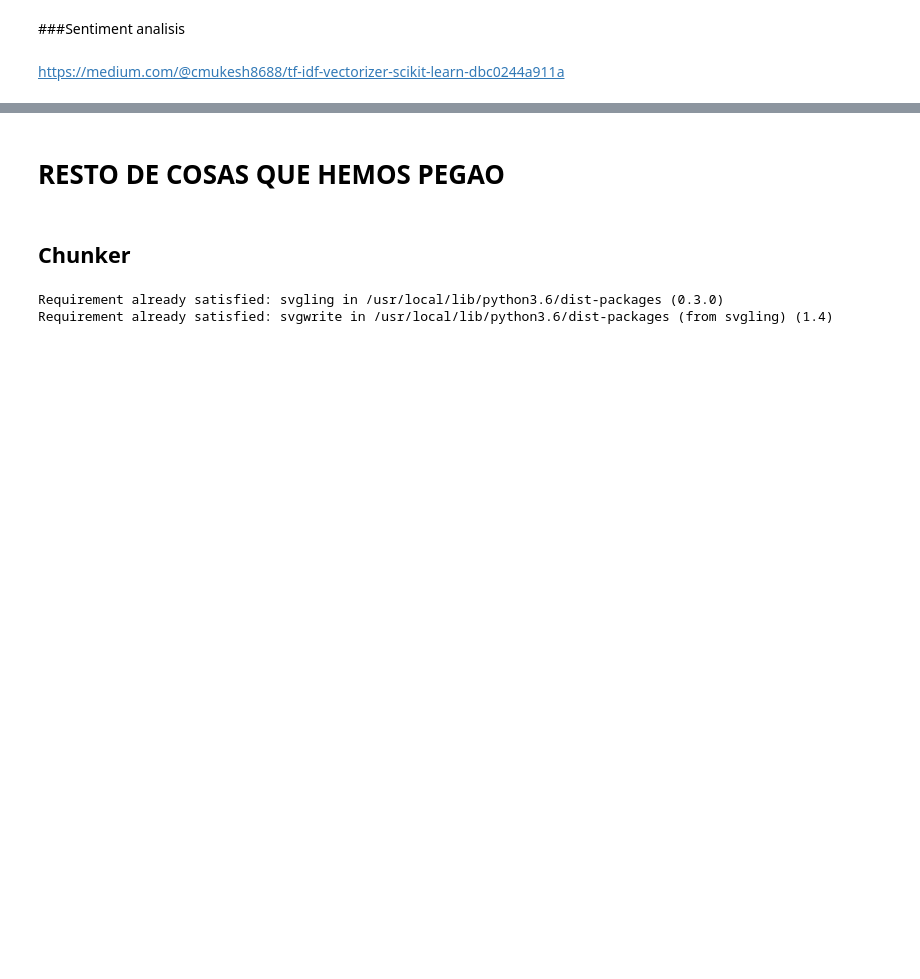
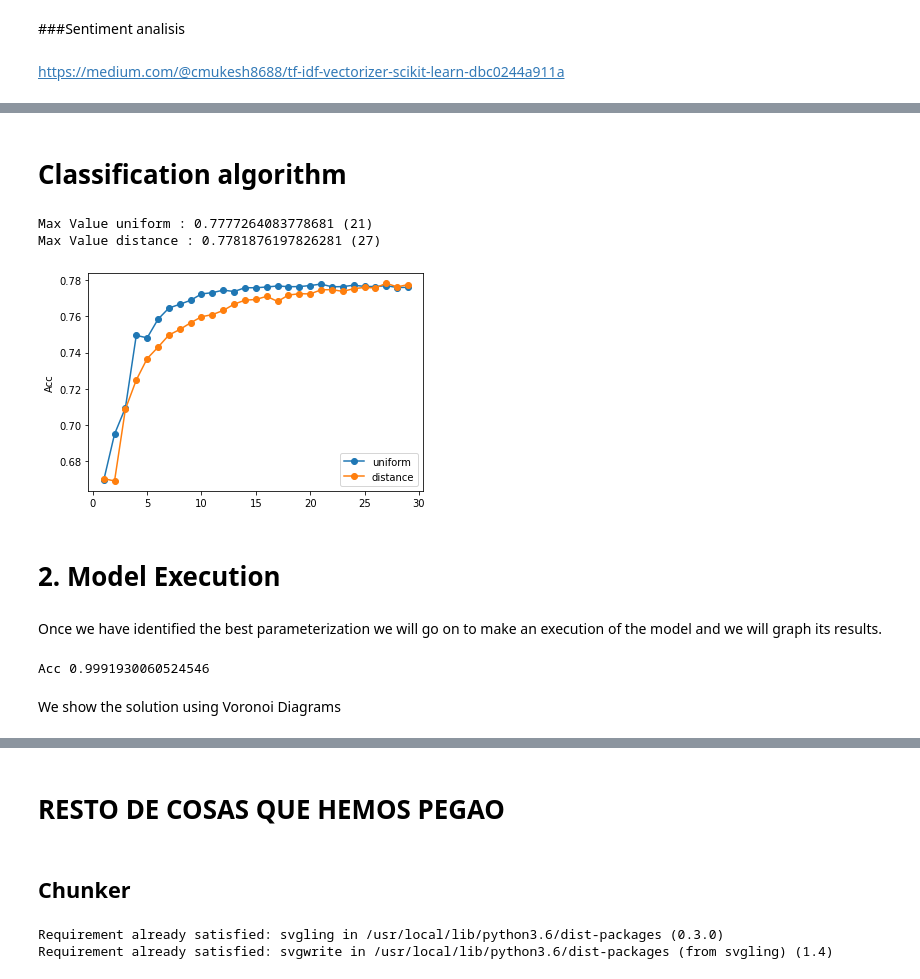
Before and after one commit to sergiobm3/ESI_MachineLearning, a Jupyter notebook: SSJ_Task2_Natural_Language_Processing.ipynb, the cells around one changed output, grey strips where cells are left out. Saved outputs shown, nothing was run; the diff lists cells and outputs as text; code cells hidden in the pictures; blank space fills up the shorter version.

```diff
--- a/SSJ_Task2_Natural_Language_Processing.ipynb
+++ b/SSJ_Task2_Natural_Language_Processing.ipynb
@@ -483,7 +456,13 @@ df_result['POS']
 # filter nouns
 nouns = []
 for tweet in df_result['POS']:
+  for word in tweet:
+    if word[1] == 'NN':
+      print("PALABRA SIN CORREGIR:" + word[0])
+      print("PALABRA CORREGIDA:" + correction(word[0]))
+      nouns.append(word[0])
     nouns.append([word[0] for word in tweet if word[1] == 'NN'])
+
 nouns
 # %% [markdown]
 ## TFIDF + N-grams + POS tagging + Other features
@@ -494,7 +473,7 @@ Para garantizar que estamos contando las palabras de los tweets sin preprocesar,
 # %%
 from nltk.tokenize import word_tokenize
 
-listNumberWords2 = []
+listNumberWords = []
 
 #df['tweet'][0]
 
@@ -506,6 +485,7 @@ for i in range(0,len(df['tweet'])):
   #print(num_words)
 
 df_result['number_of_words'] = listNumberWords
+df_result['number_of_words']
 # %%
 from nltk.tokenize import sent_tokenize, word_tokenize
 
@@ -562,7 +511,7 @@ hatredDF
 # %%
 values = []
 for x in range(0,len(df_result)):
-  sentence = df_result.iloc[x]['detokenization']
+  sentence = df_result.iloc[x]['tweets_detokenize_without_emoticon']
   n = 0
   value = 0
 
@@ -590,0 +609,65 @@ sentiment['neg'], sentiment['pos'], sentiment['neu'], sentiment['compound']
+# %% [markdown]
+# Classification algorithm
+# %%
+from sklearn.model_selection import train_test_split
+
+train, test = train_test_split(df_features[['number_of_words','Negative', 'Neutral','class']], test_size=0.3)
+train.reset_index(inplace = True)
+test.reset_index(inplace = True)
+# %%
+from sklearn import neighbors
+from sklearn.model_selection import KFold
+import matplotlib.pyplot as plt
+from sklearn.metrics import accuracy_score
+import numpy as np
+
+cv = KFold(n_splits = 5, shuffle = True) # shuffle = False si hay dimensión temporal
+
+for i, weights in enumerate(['uniform', 'distance']):
+   total_scores = []
+   for n_neighbors in range(1,30):
+       fold_accuracy = []
+       knn = neighbors.KNeighborsClassifier(n_neighbors, weights=weights)
+       for train_fold, test_fold in cv.split(train):
+          # División train test aleatoria
+          f_train = train.loc[train_fold]
+          f_test = train.loc[test_fold]
+          # entrenamiento y ejecución del modelo
+          knn.fit( X = f_train.drop(['class'], axis=1),
+                               y = f_train['class'])
+          y_pred = knn.predict(X = f_test.drop(['class'], axis = 1))
+          # evaluación del modelo
+          acc = accuracy_score(f_test['class'], y_pred)
+          fold_accuracy.append(acc)
+       total_scores.append(sum(fold_accuracy)/len(fold_accuracy))
+
+   plt.plot(range(1,len(total_scores)+1), total_scores,
+             marker='o', label=weights)
+   print ('Max Value ' +  weights + " : " +  str(max(total_scores)) +" (" + str(np.argmax(total_scores) + 1) + ")")
+   plt.ylabel('Acc')
+
+
+plt.legend()
+plt.show()
+# %% [output]
+Max Value uniform : 0.7777264083778681 (21)
+Max Value distance : 0.7781876197826281 (27)
+[figure, added]
+# %% [markdown]
+# 2. Model Execution
+# %% [markdown]
+Once we have identified the best parameterization we will go on to make an execution of the model and we will graph its results.
+# %%
+# constructor
+n_neighbors = 3
+weights = 'distance'
+knn = neighbors.KNeighborsClassifier(n_neighbors= n_neighbors, weights=weights)
+# fit and predict
+knn.fit(X = train[['number_of_words','Negative', 'Neutral','class']], y = train['class'])
+y_pred = knn.predict(X = test[['number_of_words','Negative', 'Neutral','class']])
+acc = accuracy_score(test['class'], y_pred)
+print ('Acc', acc)
+# %% [output]
+Acc 0.9991930060524546
+# %% [markdown]
+We show the solution using Voronoi Diagrams
```
Also changed, not shown: parts of 35 cells of this notebook.
